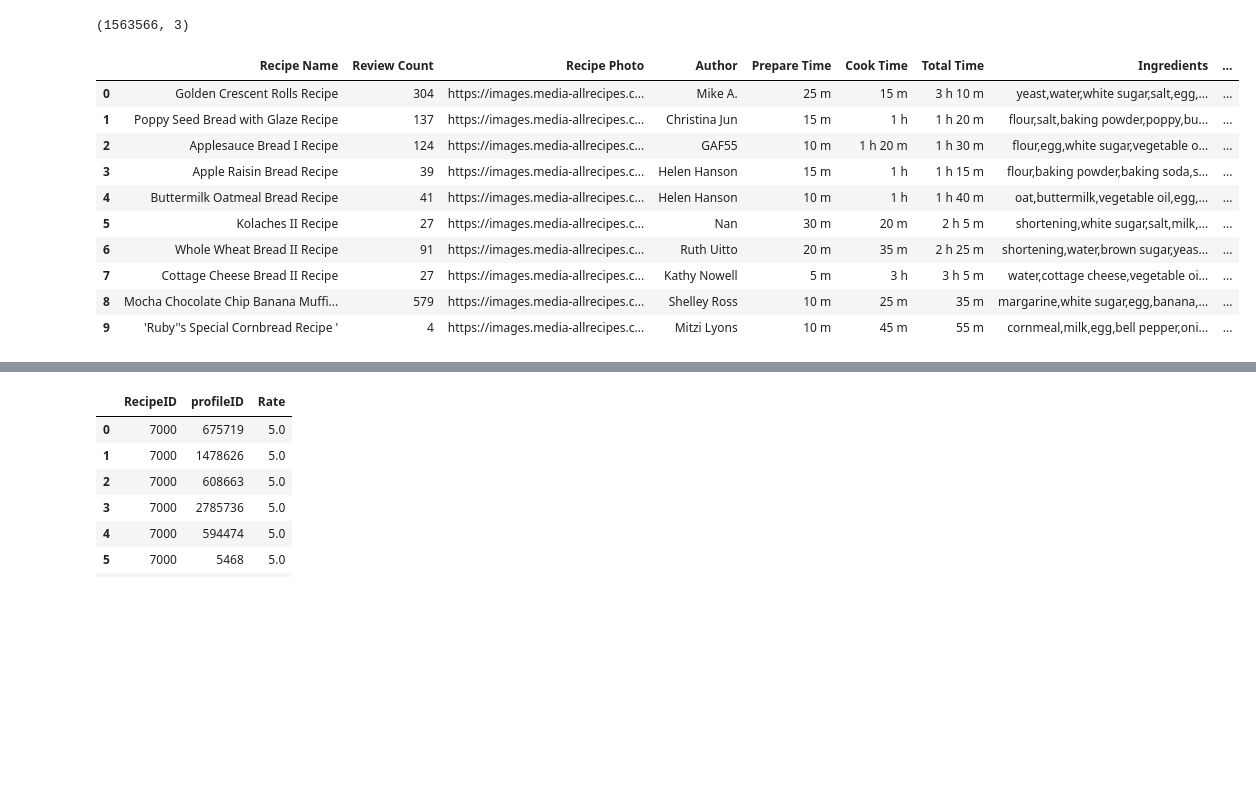
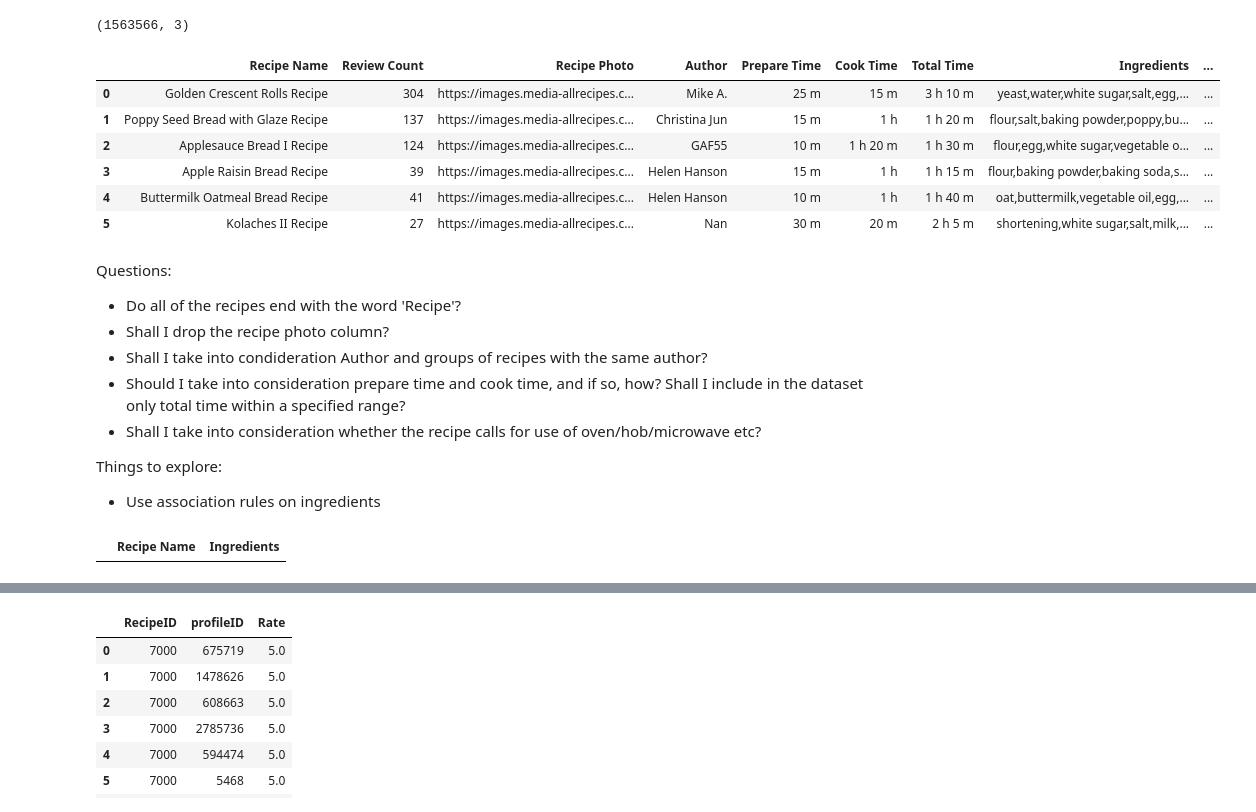
Before and after one commit to imuyip/Recipe-maker, a Jupyter notebook: Part1.ipynb, the cells around one changed output, grey strips where cells are left out. Drawn from its saved outputs; the diff is of its cells as text; code cells hidden in the pictures; blank space fills up the shorter version.

```diff
--- a/Part1.ipynb
+++ b/Part1.ipynb
@@ -59,16 +59,35 @@ reviews.shape
 # %% [output]
 (1563566, 3)
 # %%
-recipes.head(10)
+recipes.head(6)
 # %% [output]
 |  | Recipe Name | Review Count | Recipe Photo | Author | Prepare Time | Cook Time | Total Time | Ingredients | ... |
 | 0 | Golden Crescent Rolls Recipe | 304 | https://images.media-allrecipes.c... | Mike A. | 25 m | 15 m | 3 h 10 m | yeast,water,white sugar,salt,egg,... | ... |
 | 1 | Poppy Seed Bread with Glaze Recipe | 137 | https://images.media-allrecipes.c... | Christina Jun | 15 m | 1 h | 1 h 20 m | flour,salt,baking powder,poppy,bu... | ... |
 | 2 | Applesauce Bread I Recipe | 124 | https://images.media-allrecipes.c... | GAF55 | 10 m | 1 h 20 m | 1 h 30 m | flour,egg,white sugar,vegetable o... | ... |
 | 3 | Apple Raisin Bread Recipe | 39 | https://images.media-allrecipes.c... | Helen Hanson | 15 m | 1 h | 1 h 15 m | flour,baking powder,baking soda,s... | ... |
 | 4 | Buttermilk Oatmeal Bread Recipe | 41 | https://images.media-allrecipes.c... | Helen Hanson | 10 m | 1 h | 1 h 40 m | oat,buttermilk,vegetable oil,egg,... | ... |
 | 5 | Kolaches II Recipe | 27 | https://images.media-allrecipes.c... | Nan | 30 m | 20 m | 2 h 5 m | shortening,white sugar,salt,milk,... | ... |
-| 6 | Whole Wheat Bread II Recipe | 91 | https://images.media-allrecipes.c... | Ruth Uitto | 20 m | 35 m | 2 h 25 m | shortening,water,brown sugar,yeas... | ... |
-| 7 | Cottage Cheese Bread II Recipe | 27 | https://images.media-allrecipes.c... | Kathy Nowell | 5 m | 3 h | 3 h 5 m | water,cottage cheese,vegetable oi... | ... |
-| 8 | Mocha Chocolate Chip Banana Muffi... | 579 | https://images.media-allrecipes.c... | Shelley Ross | 10 m | 25 m | 35 m | margarine,white sugar,egg,banana,... | ... |
-| 9 | 'Ruby''s Special Cornbread Recipe ' | 4 | https://images.media-allrecipes.c... | Mitzi Lyons | 10 m | 45 m | 55 m | cornmeal,milk,egg,bell pepper,oni... | ... |
+# %% [markdown]
+Questions:
+
+* Do all of the recipes end with the word 'Recipe'?
+* Shall I drop the recipe photo column?
+* Shall I take into condideration Author and groups of recipes with the same author?
+* Should I take into consideration prepare time and cook time, and if so, how? Shall I include in the dataset only total time within a specified range?
+* Shall I take into consideration whether the recipe calls for use of oven/hob/microwave etc?
+
+Things to explore:
+* Use association rules on ingredients
+# %%
+ingredients = recipes[["Recipe Name","Ingredients"]]
+ingredients = ingredients[ingredients["Recipe Name"].str.contains('pasta', regex=False)]
+#df = df[df.ids != "aball"]
+ingredients.head(1000)
+
+
+#onehot_ingredients = pd.concat([ingredients.drop('Ingredients', 1), ingredients['Ingredients'].str.get_dummies(sep=",")], 1)
+
+#print(onehot_ingredients)
+# %% [output]
+|  | Recipe Name | Ingredients |
```
Also changed, not shown: parts of 25 cells of this notebook, 1 other file.
